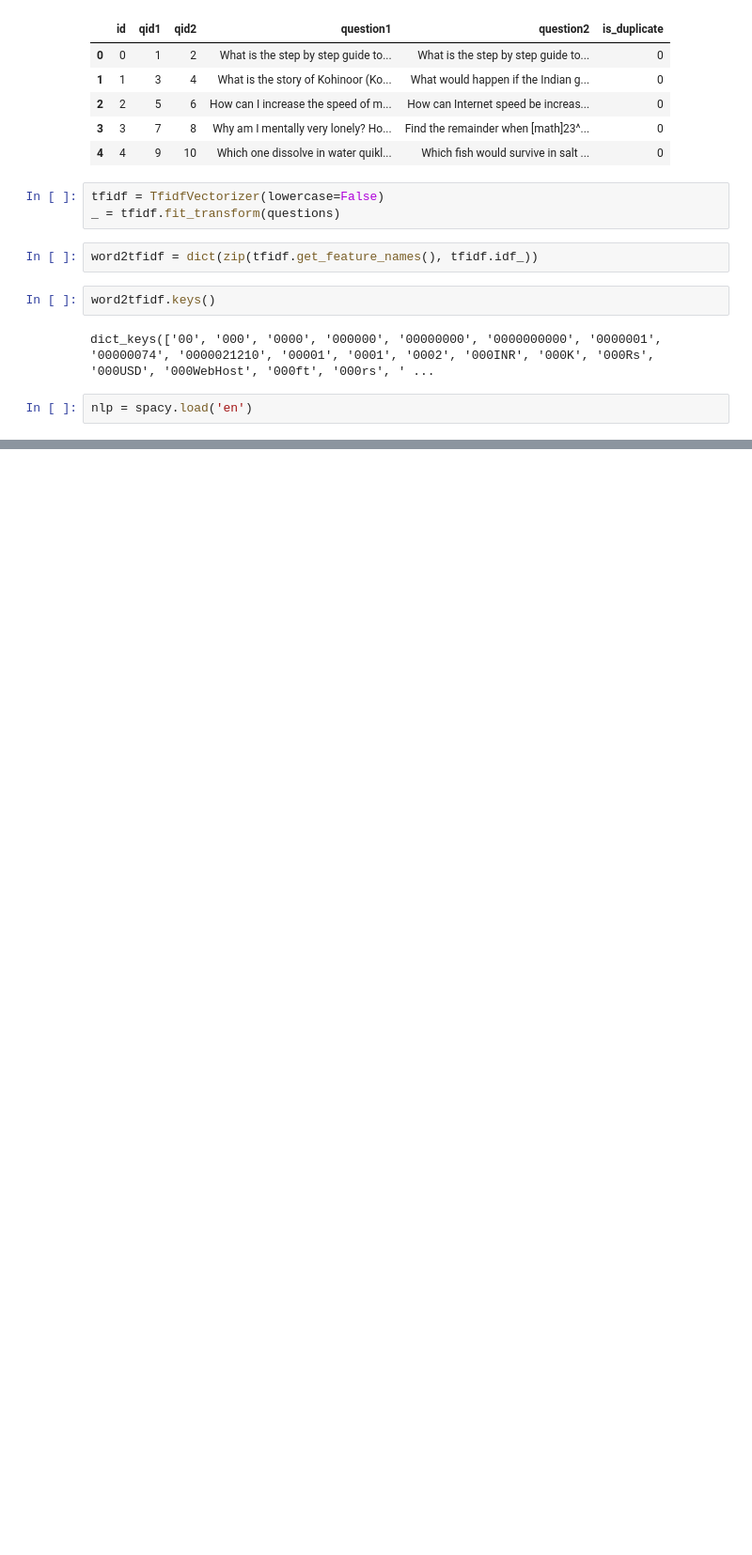
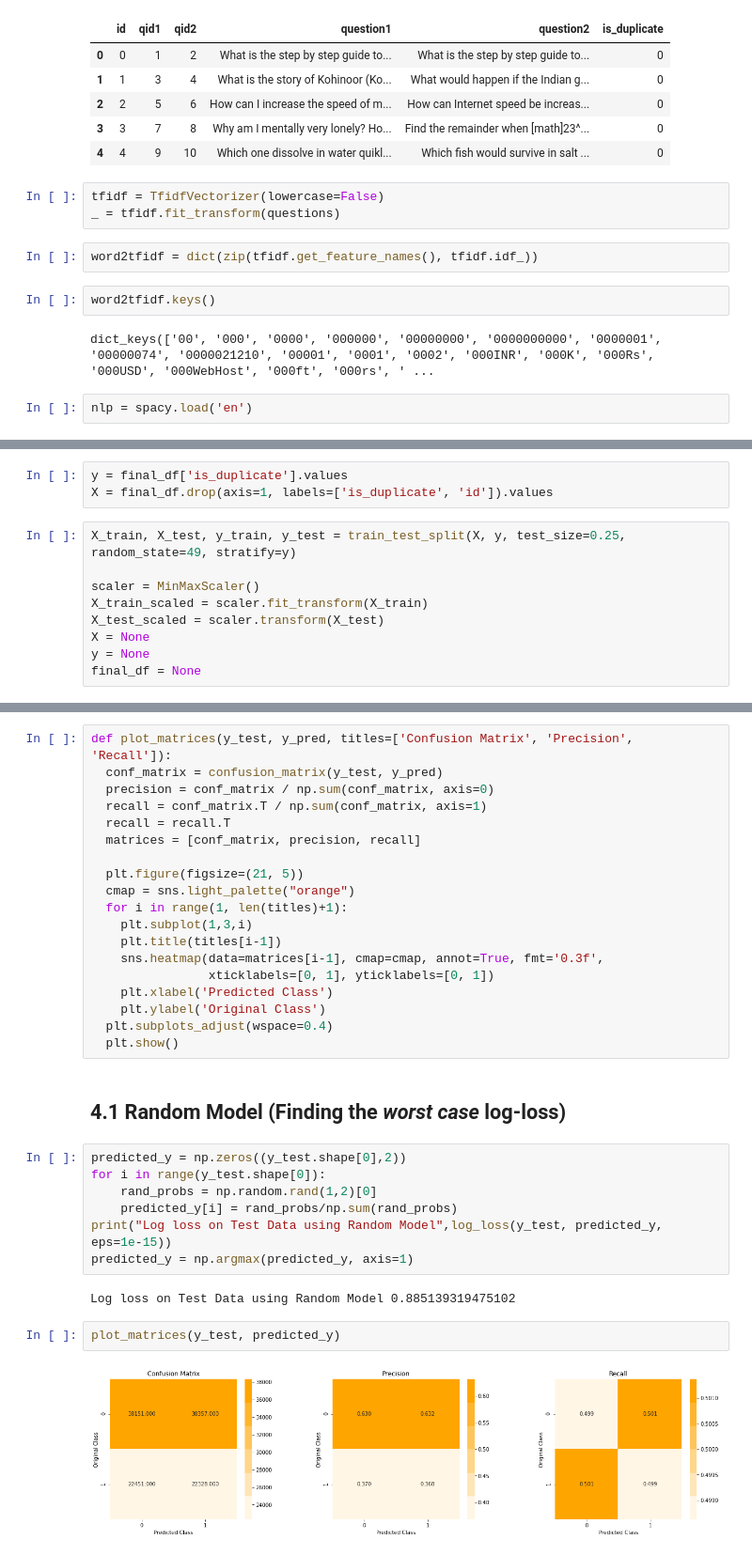
Before and after one commit to 1byte-yoda/ML-Personal-Projects, a Jupyter notebook: Quora_Duplicate.ipynb, the cells around one changed output, grey strips where cells are left out. Shown at 94% size. Cells and saved outputs as stored; diff of their text form; blank space fills up the shorter version.

```diff
--- a/Quora_Duplicate.ipynb
+++ b/Quora_Duplicate.ipynb
@@ -932,0 +973,12 @@ def fix_string_list(string):
+# %%
+y = final_df['is_duplicate'].values
+X = final_df.drop(axis=1, labels=['is_duplicate', 'id']).values
+# %%
+X_train, X_test, y_train, y_test = train_test_split(X, y, test_size=0.25, random_state=49, stratify=y)
+
+scaler = MinMaxScaler()
+X_train_scaled = scaler.fit_transform(X_train)
+X_test_scaled = scaler.transform(X_test)
+X = None
+y = None
+final_df = None
@@ -932,0 +1004,34 @@ def fix_string_list(string):
+# %%
+def plot_matrices(y_test, y_pred, titles=['Confusion Matrix', 'Precision', 'Recall']):
+  conf_matrix = confusion_matrix(y_test, y_pred)
+  precision = conf_matrix / np.sum(conf_matrix, axis=0)
+  recall = conf_matrix.T / np.sum(conf_matrix, axis=1)
+  recall = recall.T
+  matrices = [conf_matrix, precision, recall]
+
+  plt.figure(figsize=(21, 5))
+  cmap = sns.light_palette("orange")
+  for i in range(1, len(titles)+1):
+    plt.subplot(1,3,i)
+    plt.title(titles[i-1])
+    sns.heatmap(data=matrices[i-1], cmap=cmap, annot=True, fmt='0.3f',
+                xticklabels=[0, 1], yticklabels=[0, 1])
+    plt.xlabel('Predicted Class')
+    plt.ylabel('Original Class')
+  plt.subplots_adjust(wspace=0.4)
+  plt.show()
+# %% [markdown]
+## 4.1 Random Model (Finding the *worst case* log-loss)
+# %%
+predicted_y = np.zeros((y_test.shape[0],2))
+for i in range(y_test.shape[0]):
+    rand_probs = np.random.rand(1,2)[0]
+    predicted_y[i] = rand_probs/np.sum(rand_probs)
+print("Log loss on Test Data using Random Model",log_loss(y_test, predicted_y, eps=1e-15))
+predicted_y = np.argmax(predicted_y, axis=1)
+# %% [output]
+Log loss on Test Data using Random Model 0.885139319475102
+# %%
+plot_matrices(y_test, predicted_y)
+# %% [output]
+[figure, added]
```
Also changed, not shown: parts of 40 cells of this notebook.
